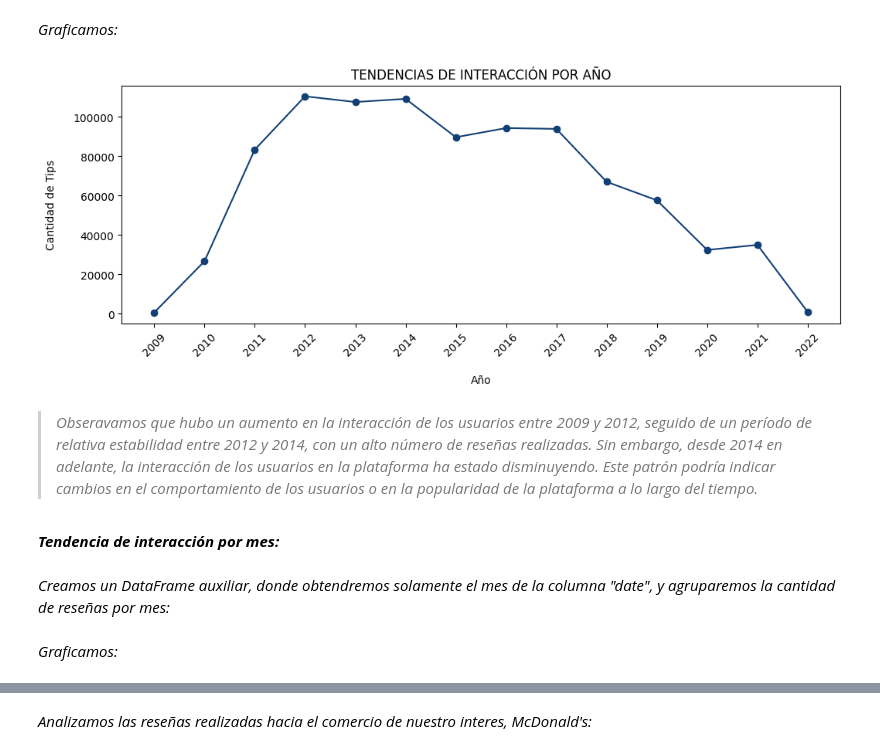
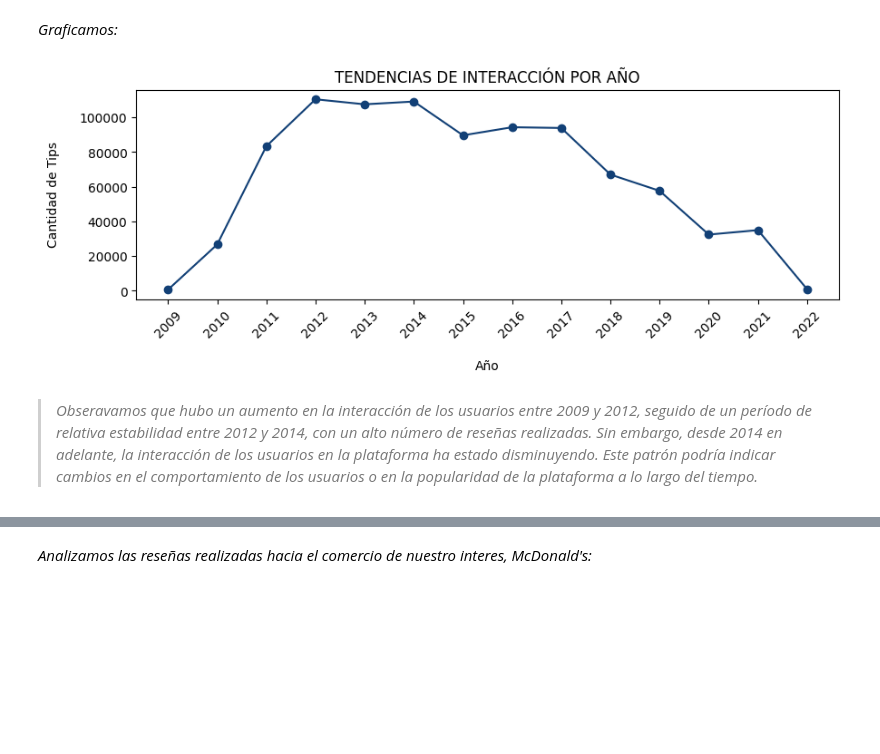
Before and after one commit to MiliTrres/PF_Reviews-Recommendation_Henry, a Jupyter notebook: EDA.ipynb, the cells around one changed output, grey strips where cells are left out. Cells and saved outputs as stored; diff of their text form; code cells hidden in the pictures; blank space fills up the shorter version.

```diff
--- a/EDA.ipynb
+++ b/EDA.ipynb
@@ -629,23 +566,19 @@ df_agrupado_año = pd.DataFrame(df_tip['date'].apply(lambda x: x.strftime('%Y'))
 # %% [markdown]
 *Graficamos:*
 # %%
-plt.figure(figsize=(12, 4))
+plt.figure(figsize=(10, 3))
 
 plt.plot(df_agrupado_año.index, df_agrupado_año.values, color='#124076', marker= 'o')
 
 plt.title('TENDENCIAS DE INTERACCIÓN POR AÑO')
 
 plt.xlabel('\nAño')
 plt.ylabel('Cantidad de Tips\n')
 
 plt.xticks(rotation=45)
 
 plt.show()
 # %% [output]
-[figure, old version]
+[figure, new version]
 # %% [markdown]
 > *Obseravamos que hubo un aumento en la interacción de los usuarios entre 2009 y 2012, seguido de un período de relativa estabilidad entre 2012 y 2014, con un alto número de reseñas realizadas. Sin embargo, desde 2014 en adelante, la interacción de los usuarios en la plataforma ha estado disminuyendo. Este patrón podría indicar cambios en el comportamiento de los usuarios o en la popularidad de la plataforma a lo largo del tiempo.*
-# %% [markdown]
-***Tendencia de interacción por mes:***
-# %% [markdown]
-*Creamos un DataFrame auxiliar, donde obtendremos solamente el mes de la columna "date", y agruparemos la cantidad de reseñas por mes:*
@@ -654,2 +584,0 @@ df_agrupado_mes = pd.DataFrame(df_tip['date'].apply(lambda x: x.strftime('%m')).
-# %% [markdown]
-*Graficamos:*
```
Also changed, not shown: parts of 98 cells of this notebook, 6 other files.
